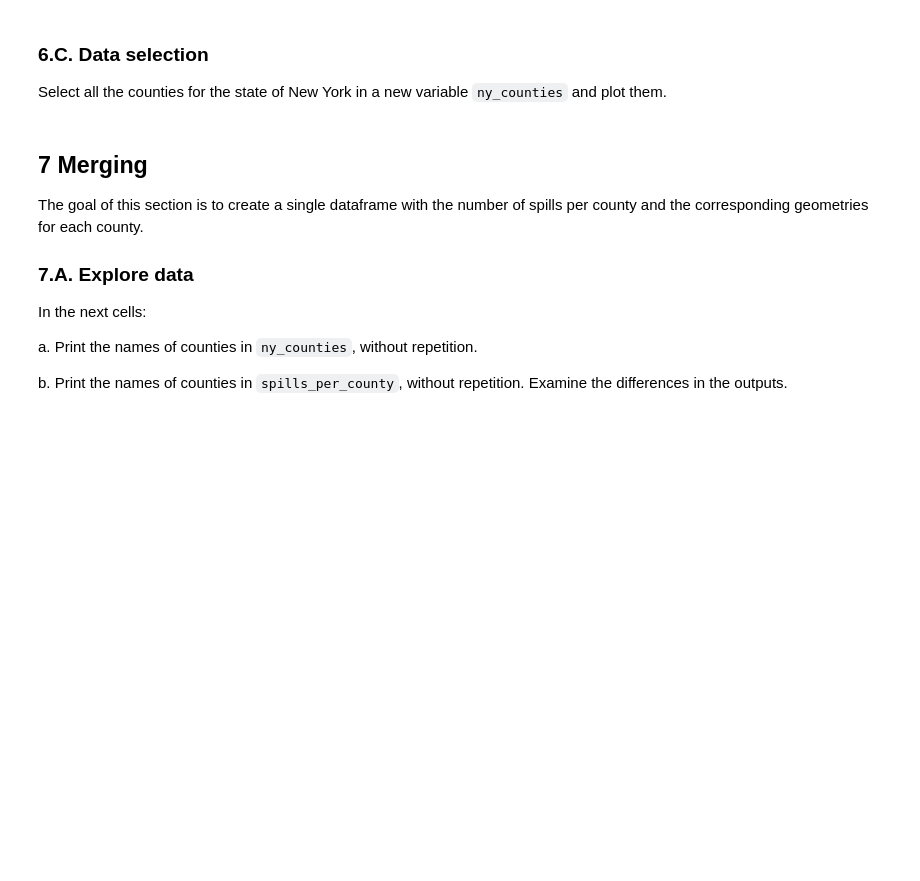
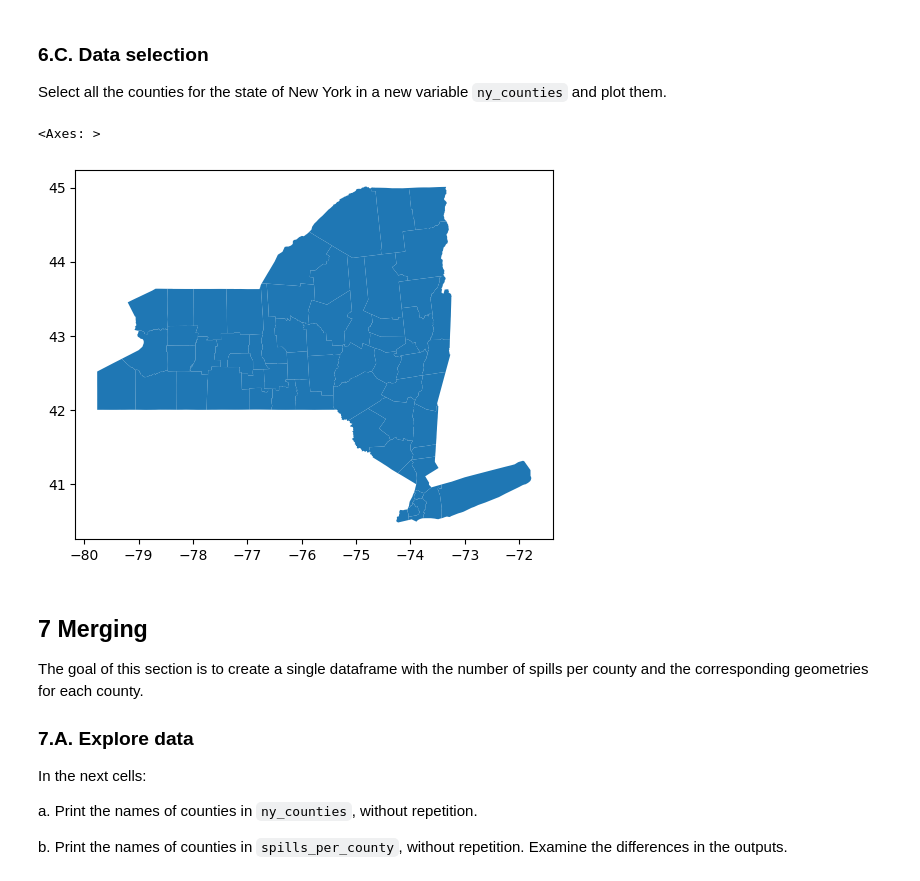
Before and after one commit to egp4aq/eds220-hwk3, a Jupyter notebook: hwk3-task2-oil-spills.ipynb, the cells around one changed output. Cells and saved outputs as stored; diff of their text form; code cells hidden in the pictures; blank space fills up the shorter version.

```diff
--- a/hwk3-task2-oil-spills.ipynb
+++ b/hwk3-task2-oil-spills.ipynb
@@ -412,3 +410,12 @@ Select all the counties for the state of New York in a new variable `ny_counties
+# %%
+# Select only NY counties - NY state FIPS code is 36
+ny_counties = counties[counties['statefp']=='36']
+
+# Plot ny_counties
+ny_counties.plot()
+# %% [output]
+<Axes: >
+[figure, added]
 # %% [markdown]
 ## 7 Merging
 
```
Also changed, not shown: parts of 18 cells of this notebook.
